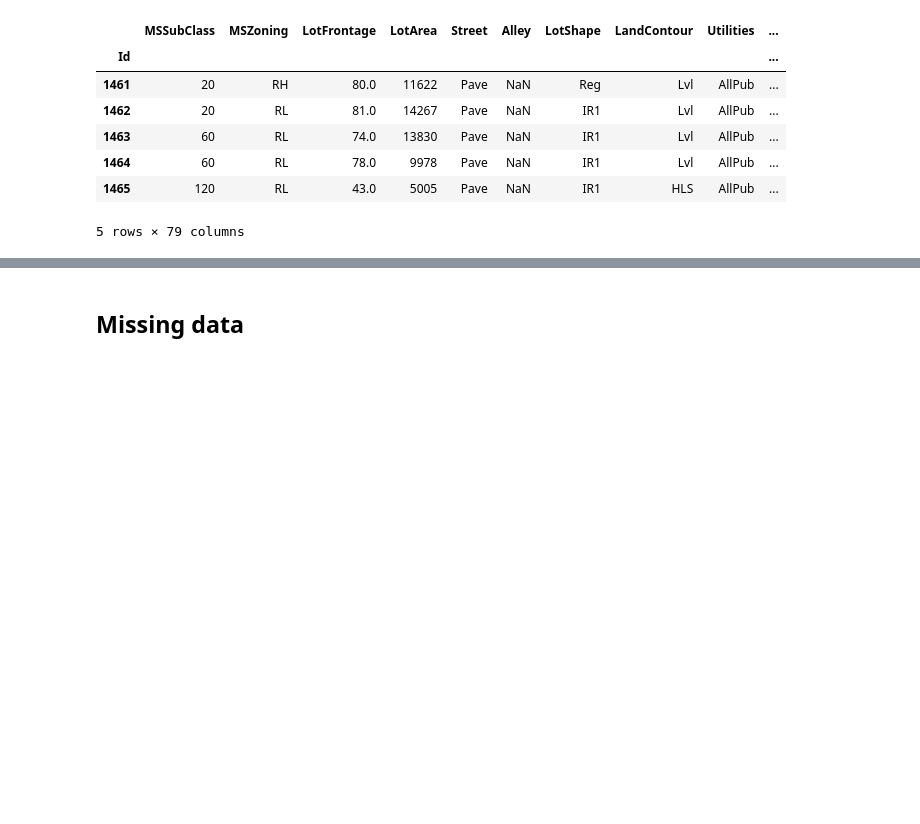
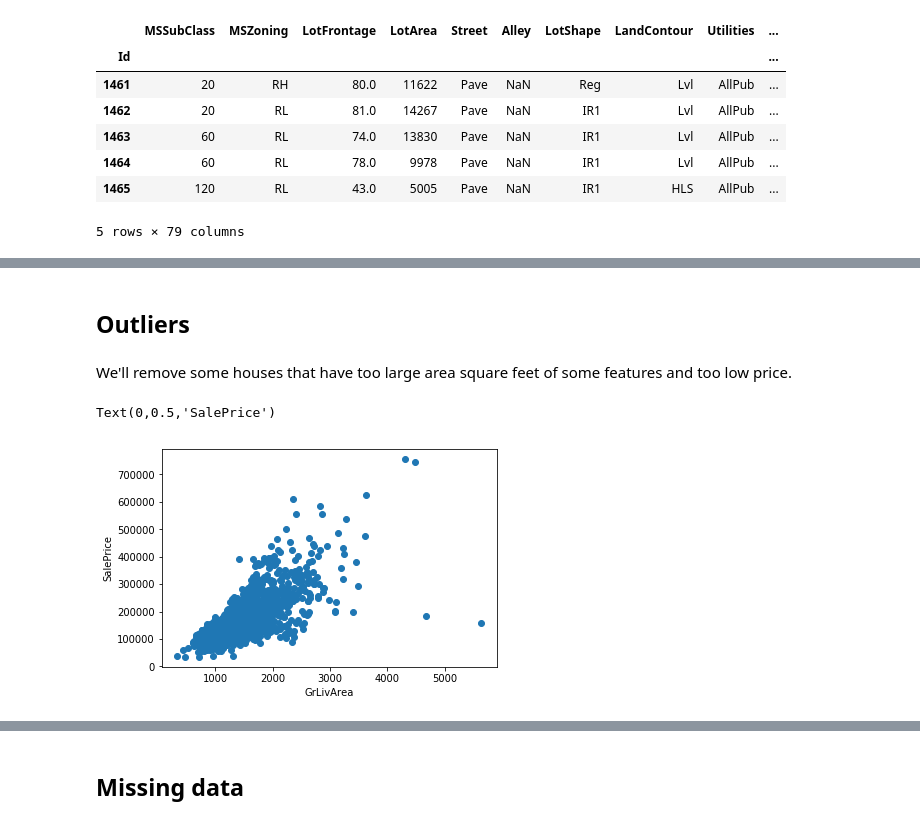
Before and after one commit to knrick/Kaggle-House-Prices-Comptetition, a Jupyter notebook: main.ipynb, the cells around one changed output, grey strips where cells are left out. Saved outputs shown, nothing was run; the diff lists cells and outputs as text; code cells hidden in the pictures; blank space fills up the shorter version.

```diff
--- a/main.ipynb
+++ b/main.ipynb
@@ -51,0 +54,11 @@ Index(['MSSubClass', 'MSZoning', 'LotFrontage', 'LotArea', 'Street', 'Alley',
+# %% [markdown]
+## Outliers
+# %% [markdown]
+We'll remove some houses that have too large area square feet of some features and too low price.
+# %%
+plt.scatter(train.GrLivArea, train.SalePrice)
+plt.xlabel('GrLivArea')
+plt.ylabel('SalePrice')
+# %% [output]
+Text(0,0.5,'SalePrice')
+[figure, added]
```
Also changed, not shown: parts of 89 cells of this notebook.
